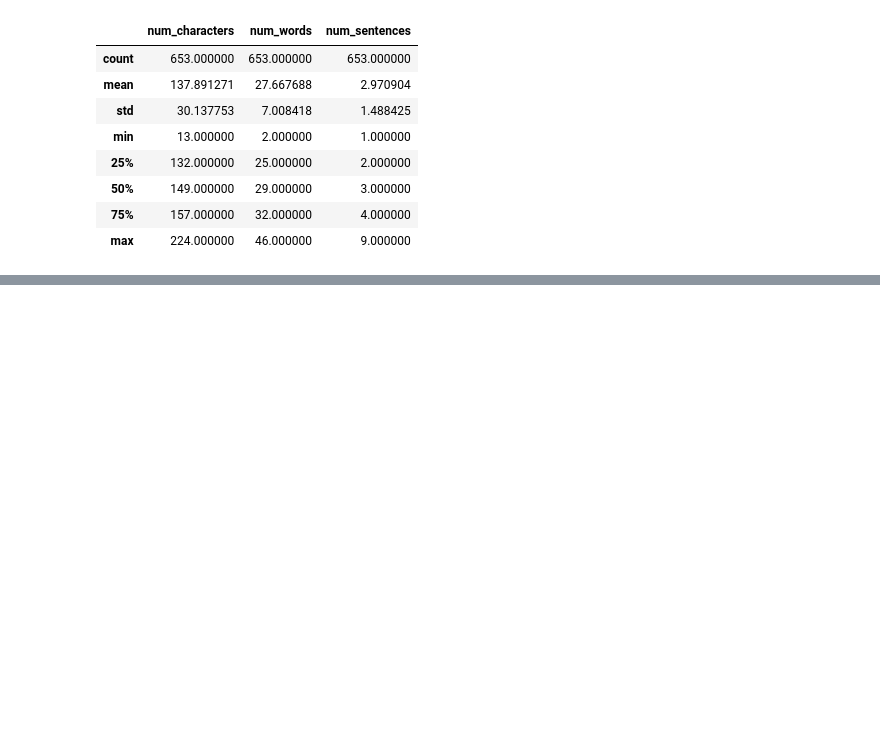
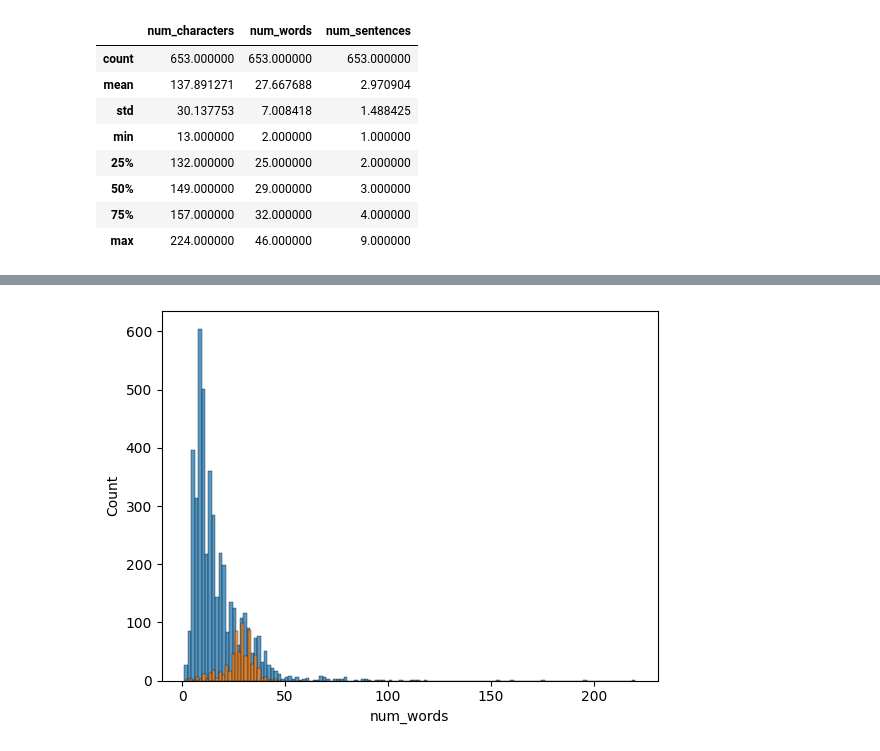
Before and after one commit to saptarshipal1/sms_spam_classification, a Jupyter notebook: data/sms_spam_classification.ipynb, the cells around one changed output, grey strips where cells are left out. Drawn from its saved outputs; the diff is of its cells as text; code cells hidden in the pictures; blank space fills up the shorter version.

```diff
--- a/data/sms_spam_classification.ipynb
+++ b/data/sms_spam_classification.ipynb
@@ -186,0 +193,6 @@ df1[df1['target']==1][['num_characters','num_words','num_sentences']].describe()
+# %%
+sns.histplot(df1[df1['target']==0]['num_words'])
+sns.histplot(df1[df1['target']==1]['num_words'])
+plt.show()
+# %% [output]
+[figure, added]
```
Also changed, not shown: parts of 5 cells of this notebook.
